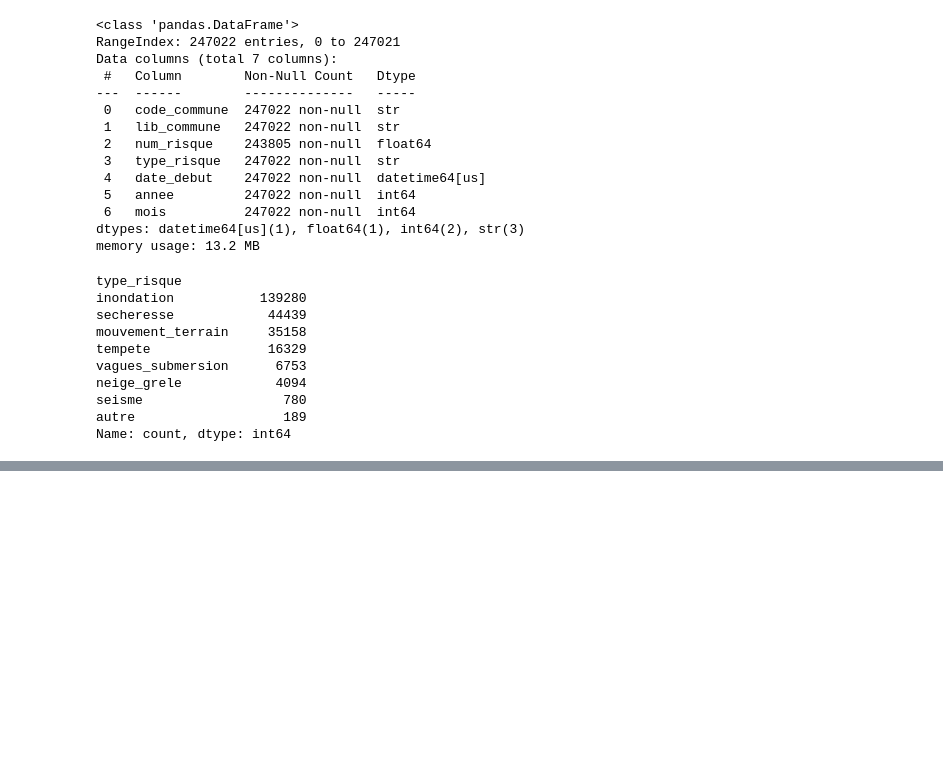
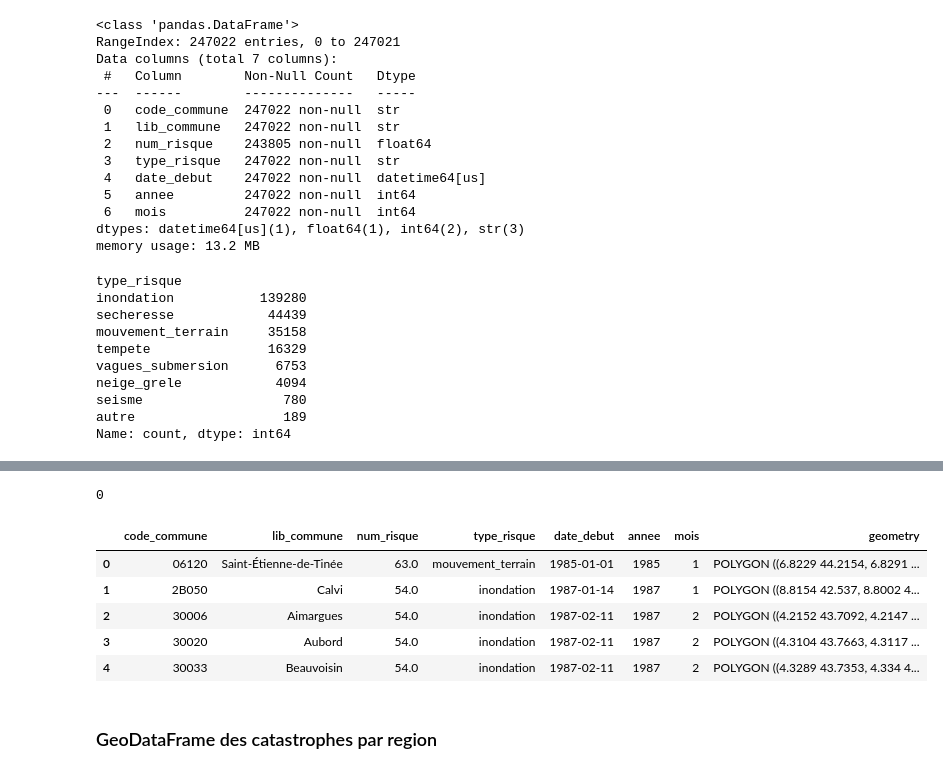
Before and after one commit to Yasmxne/flood-risk-visualization, a Jupyter notebook: notebooks/exploration.ipynb, the cells around one changed output, grey strips where cells are left out. Cells and saved outputs as stored; diff of their text form; code cells hidden in the pictures; blank space fills up the shorter version.

Commit message:
exploration du nouveau merge

```diff
--- a/notebooks/exploration.ipynb
+++ b/notebooks/exploration.ipynb
@@ -206,0 +206,5 @@ len(duplicates)
+# %%
+from src.data.load_data import load_merged_communes, load_merged_regions
+
+gdf_merged_commune = load_merged_communes()
+gdf_merged_regions = load_merged_regions()
@@ -206,0 +229,16 @@ len(duplicates)
+# %%
+duplicates = gdf_merged_commune[gdf_merged_commune.duplicated(keep=False)]
+len(duplicates)
+# %% [output]
+0
+# %%
+gdf_merged_commune.head()
+# %% [output]
+|  | code_commune | lib_commune | num_risque | type_risque | date_debut | annee | mois | geometry |
+| 0 | 06120 | Saint-Étienne-de-Tinée | 63.0 | mouvement_terrain | 1985-01-01 | 1985 | 1 | POLYGON ((6.8229 44.2154, 6.8291 ... |
+| 1 | 2B050 | Calvi | 54.0 | inondation | 1987-01-14 | 1987 | 1 | POLYGON ((8.8154 42.537, 8.8002 4... |
+| 2 | 30006 | Aimargues | 54.0 | inondation | 1987-02-11 | 1987 | 2 | POLYGON ((4.2152 43.7092, 4.2147 ... |
+| 3 | 30020 | Aubord | 54.0 | inondation | 1987-02-11 | 1987 | 2 | POLYGON ((4.3104 43.7663, 4.3117 ... |
+| 4 | 30033 | Beauvoisin | 54.0 | inondation | 1987-02-11 | 1987 | 2 | POLYGON ((4.3289 43.7353, 4.334 4... |
+# %% [markdown]
+### GeoDataFrame des catastrophes par region
```
Also changed, not shown: parts of 13 cells of this notebook.
